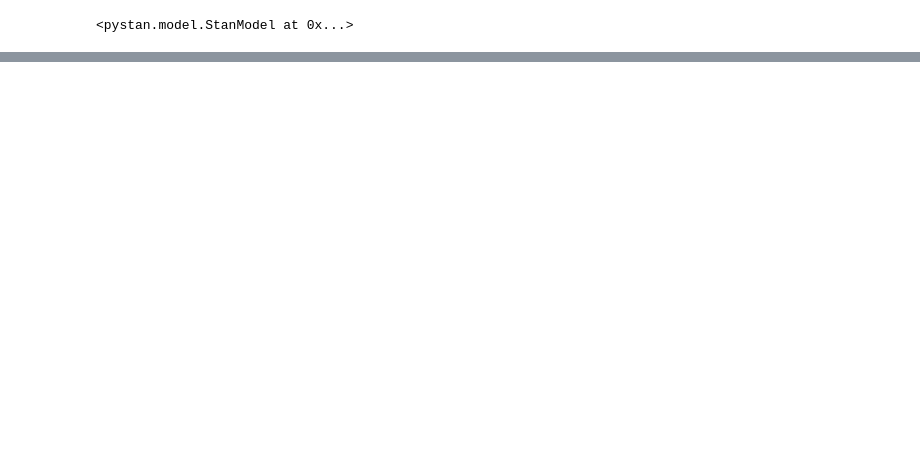
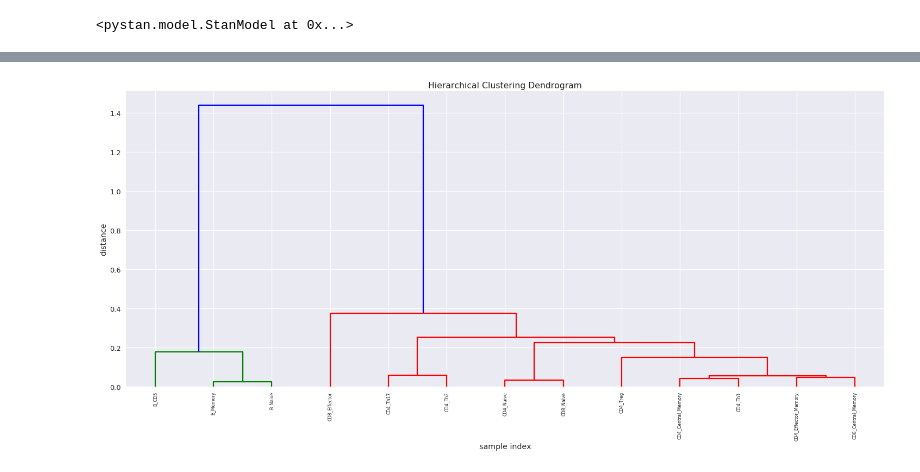
Before and after one commit to hammerlab/immune-infiltrate-explorations, a Jupyter notebook: model-single-origin-samples/4.0 - plot correlation matrix.ipynb, the cells around one changed output, grey strips where cells are left out. Drawn from its saved outputs; the diff is of its cells as text; code cells hidden in the pictures; blank space fills up the shorter version.

Commit message:
plot correlation matrix as dendrogram

```diff
--- a/model-single-origin-samples/4.0 - plot correlation matrix.ipynb
+++ b/model-single-origin-samples/4.0 - plot correlation matrix.ipynb
@@ -70,0 +168,2 @@ ModuleNotFoundError: No module named 'stanfit4model6_a7a81057df2c93478308dc7e507
+# %%
+mean_matrix = np.apply_along_axis(np.mean, 0, omega)
@@ -70,0 +232,3 @@ ModuleNotFoundError: No module named 'stanfit4model6_a7a81057df2c93478308dc7e507
+# %%
+colnames_filtered = [c.replace('SubSet[', '').replace(']', '') for c in colnames]
+colnames_filtered
@@ -70,0 +310,4 @@ ModuleNotFoundError: No module named 'stanfit4model6_a7a81057df2c93478308dc7e507
+# %%
+discorr = 1-mean_matrix # negatives are farther distance
+pdist = scipy.spatial.distance.squareform(discorr)
+pdist
@@ -70,0 +333,7 @@ ModuleNotFoundError: No module named 'stanfit4model6_a7a81057df2c93478308dc7e507
+# %%
+# https://joernhees.de/blog/2015/08/26/scipy-hierarchical-clustering-and-dendrogram-tutorial/
+links = linkage(pdist, 'ward') # row i is which clusters were merged in i-th iteration, their distance, and their sample count
+print(links)
+from scipy.cluster.hierarchy import cophenet
+c, _ = cophenet(links, pdist)
+c # want close to 1: means actual pairwise distances well preserved by hierarchical clustering
@@ -70,0 +354,14 @@ ModuleNotFoundError: No module named 'stanfit4model6_a7a81057df2c93478308dc7e507
+# %%
+plt.figure(figsize=(25, 10))
+plt.title('Hierarchical Clustering Dendrogram')
+plt.xlabel('sample index')
+plt.ylabel('distance')
+dendrogram(
+    links,
+    leaf_rotation=90.,  # rotates the x axis labels
+    leaf_font_size=8.,  # font size for the x axis labels
+    labels=colnames_filtered
+)
+plt.show()
+# %% [output]
+[figure, added]
```
Also changed, not shown: parts of 40 cells of this notebook, 2 other files.
